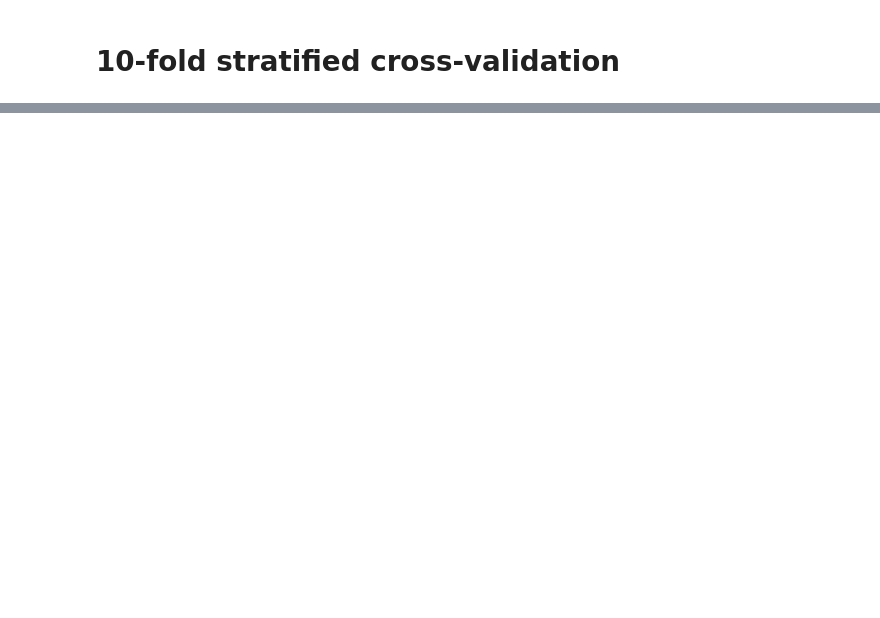
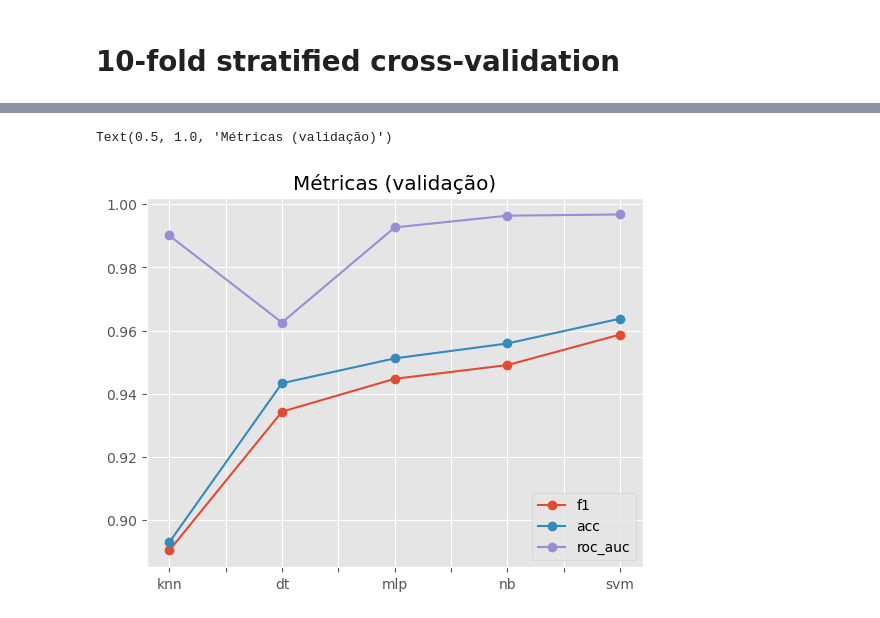
Before and after one commit to cafcaio/pes_proj_ml_1, a Jupyter notebook: splice_analysis.ipynb, the cells around one changed output, grey strips where cells are left out. Saved outputs shown, nothing was run; the diff lists cells and outputs as text; code cells hidden in the pictures; blank space fills up the shorter version.

```diff
--- a/splice_analysis.ipynb
+++ b/splice_analysis.ipynb
@@ -261,0 +275,14 @@ mlflow.sklearn.autolog()
+# %%
+#função para gravar métricas de teste
+
+def log_eval_metrics(actual, pred, pred_proba, prefix='test_'):
+
+    f1 = f1_score(actual, pred, average='macro')
+    acc = accuracy_score(actual, pred)
+    roc_auc = roc_auc_score(actual, pred_proba, multi_class='ovr', average='macro') #'ovr' ou 'ovo'
+
+    mlflow.log_metric(prefix + 'f1_score', f1)
+    mlflow.log_metric(prefix + 'acc_score', acc)
+    mlflow.log_metric(prefix + 'roc_auc_score', roc_auc)
+
+    return f1, acc, roc_auc
@@ -262,3 +291,9 @@ mlflow.sklearn.autolog()
+# %%
+from sklearn.metrics import accuracy_score, make_scorer
+
+metrics = {"AUC": make_scorer(roc_auc_score, multi_class='ovo', needs_proba=True),
+           "Accuracy": make_scorer(accuracy_score),
+           "F1-Score": make_scorer(f1_score, average='macro')}
 # %%
 from sklearn.model_selection import GridSearchCV
 
@@ -385,0 +353,22 @@ pd.DataFrame(results['svm'])
+# %%
+#funções auxiliares para gerar dataframes com métricas para análises
+
+import re
+
+def generate_train_metrics(table):
+    rt = table.copy()
+    for key in rt:
+        rt[key] = pd.DataFrame(rt[key])
+        discard_cols = [x for x in rt[key].columns if re.compile(r"param_.*").match(x)]
+        rt[key]['estimator_name'] = key
+        rt[key] = rt[key].drop(columns=discard_cols)
+
+    return pd.concat(rt.values())
+
+def generate_test_metrics(table):
+    ans = pd.DataFrame(table).T
+    ans.columns = ['f1', 'acc', 'roc_auc']
+    return ans
+# %%
+train_metrics_df = generate_train_metrics(cv_results_train)
+test_metrics_df = generate_test_metrics(results_test)
@@ -395,0 +388,6 @@ pd.DataFrame(results2).T
+# %%
+test_metrics_df.plot(marker='o')
+plt.title("Métricas (validação)")
+# %% [output]
+Text(0.5, 1.0, 'Métricas (validação)')
+[figure, added]
```
Also changed, not shown: parts of 27 cells of this notebook.
